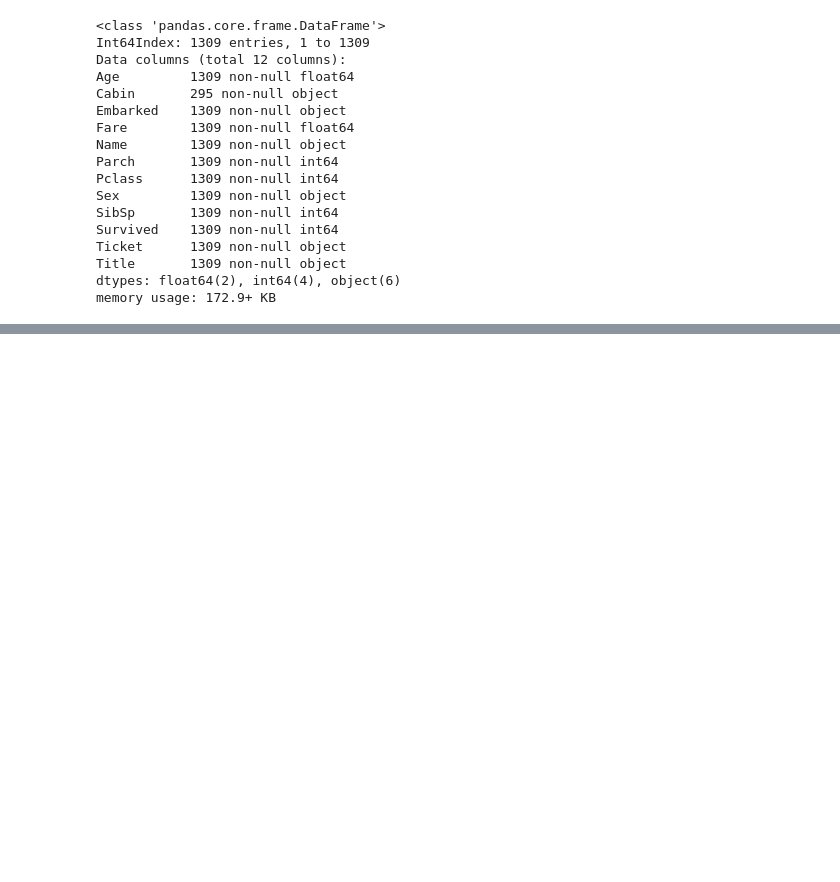
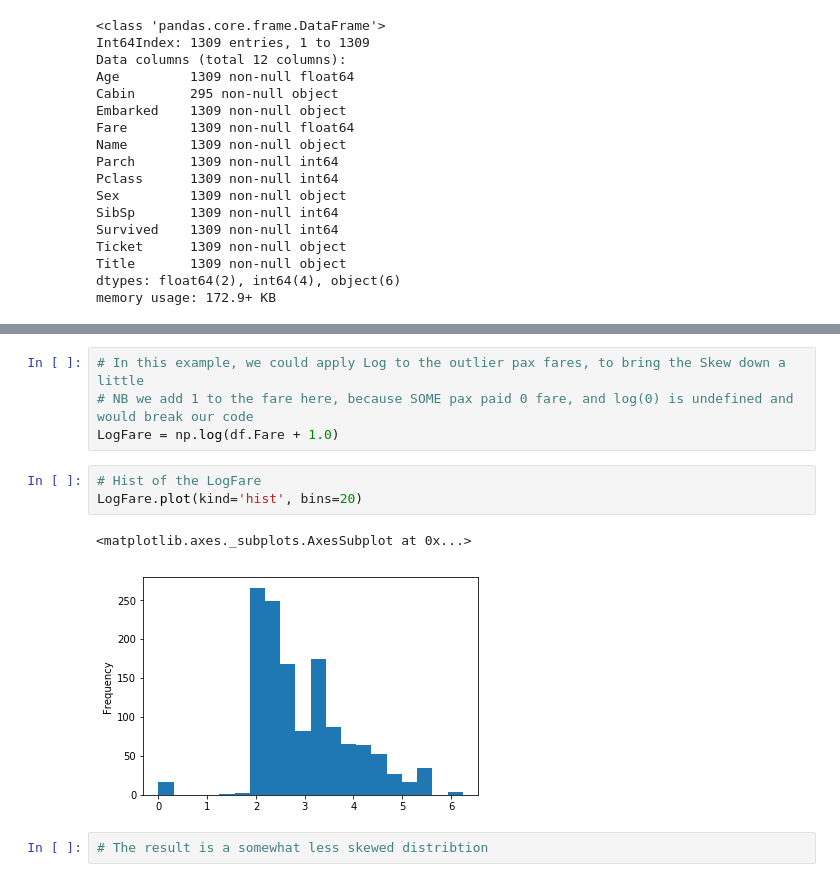
Before and after one commit to graemerenfrew/titanic, a Jupyter notebook: notebooks/2.0-ak-exploring-processing-data.ipynb, the cells around one changed output, grey strips where cells are left out. Cells and saved outputs as stored; diff of their text form; blank space fills up the shorter version.

```diff
--- a/notebooks/2.0-ak-exploring-processing-data.ipynb
+++ b/notebooks/2.0-ak-exploring-processing-data.ipynb
@@ -1014,0 +1078,12 @@ memory usage: 172.9+ KB
+# %%
+# In this example, we could apply Log to the outlier pax fares, to bring the Skew down a little
+# NB we add 1 to the fare here, because SOME pax paid 0 fare, and log(0) is undefined and would break our code
+LogFare = np.log(df.Fare + 1.0)
+# %%
+# Hist of the LogFare
+LogFare.plot(kind='hist', bins=20)
+# %% [output]
+<matplotlib.axes._subplots.AxesSubplot at 0x...>
+[figure, added]
+# %%
+# The result is a somewhat less skewed distribtion
```
Also changed, not shown: parts of 16 cells of this notebook.
